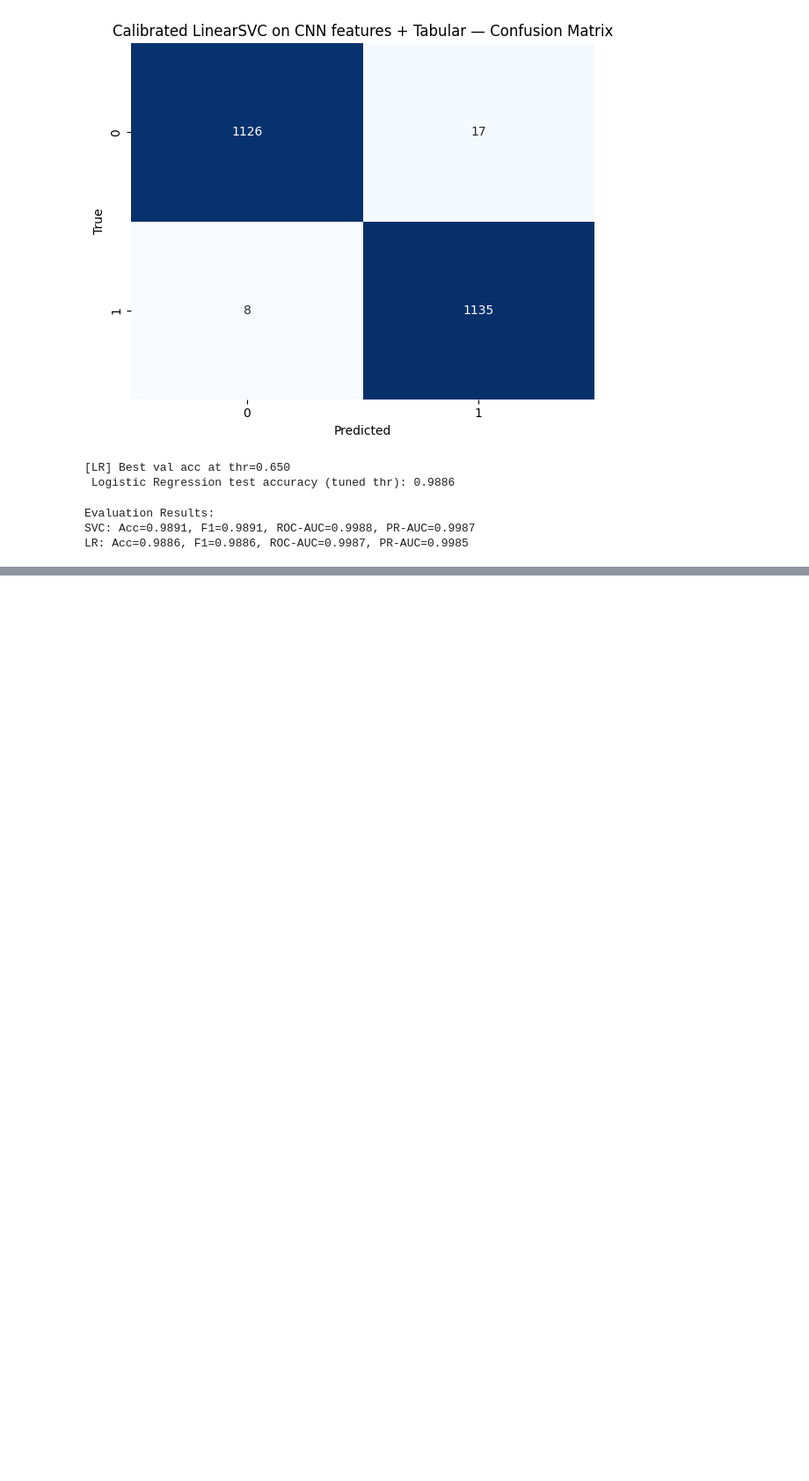
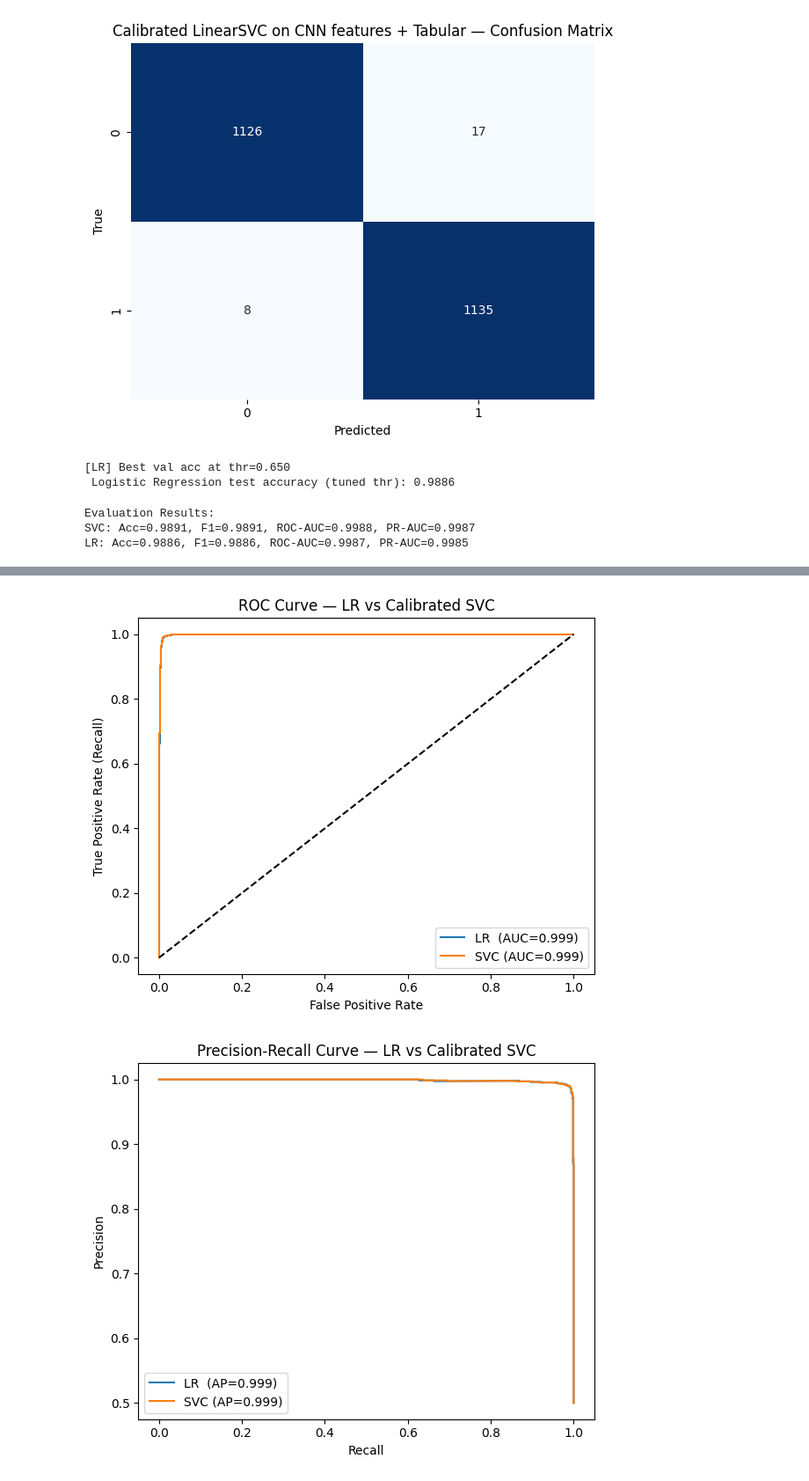
Before and after one commit to DyanielCX/DLI-Assm, a Jupyter notebook: ZhenYong_CNN_Model.ipynb, the cells around one changed output, grey strips where cells are left out. Shown: that part at 88% size. Cells and saved outputs as stored; diff of their text form; code cells hidden in the pictures; blank space fills up the shorter version.

Commit message:
Adding ROC and PR Curve

```diff
--- a/ZhenYong_CNN_Model.ipynb
+++ b/ZhenYong_CNN_Model.ipynb
@@ -345,0 +300,41 @@ plt.show()
+# %%
+from sklearn.metrics import roc_curve, precision_recall_curve, roc_auc_score, average_precision_score
+
+# --- ROC Curves for LR and SVC ---
+fpr_lr, tpr_lr, _ = roc_curve(y_test_svc, test_proba_lr)
+roc_auc_lr = roc_auc_score(y_test_svc, test_proba_lr)
+
+fpr_svc, tpr_svc, _ = roc_curve(y_test_svc, test_proba_svc)
+roc_auc_svc = roc_auc_score(y_test_svc, test_proba_svc)
+
+plt.figure(figsize=(6,5))
+plt.plot(fpr_lr, tpr_lr, label=f"LR  (AUC={roc_auc_lr:.3f})")
+plt.plot(fpr_svc, tpr_svc, label=f"SVC (AUC={roc_auc_svc:.3f})")
+plt.plot([0,1],[0,1],'k--')
+plt.xlabel("False Positive Rate")
+plt.ylabel("True Positive Rate (Recall)")
+plt.title("ROC Curve — LR vs Calibrated SVC")
+plt.legend()
+plt.tight_layout()
+plt.show()
+
+
+# --- Precision-Recall Curves for LR and SVC ---
+prec_lr, rec_lr, _ = precision_recall_curve(y_test_svc, test_proba_lr)
+pr_auc_lr = average_precision_score(y_test_svc, test_proba_lr)
+
+prec_svc, rec_svc, _ = precision_recall_curve(y_test_svc, test_proba_svc)
+pr_auc_svc = average_precision_score(y_test_svc, test_proba_svc)
+
+plt.figure(figsize=(6,5))
+plt.plot(rec_lr, prec_lr, label=f"LR  (AP={pr_auc_lr:.3f})")
+plt.plot(rec_svc, prec_svc, label=f"SVC (AP={pr_auc_svc:.3f})")
+plt.xlabel("Recall")
+plt.ylabel("Precision")
+plt.title("Precision-Recall Curve — LR vs Calibrated SVC")
+plt.legend()
+plt.tight_layout()
+plt.show()
+# %% [output]
+[figure, added]
+[figure, added]
```
Also changed, not shown: parts of 2 cells of this notebook.
